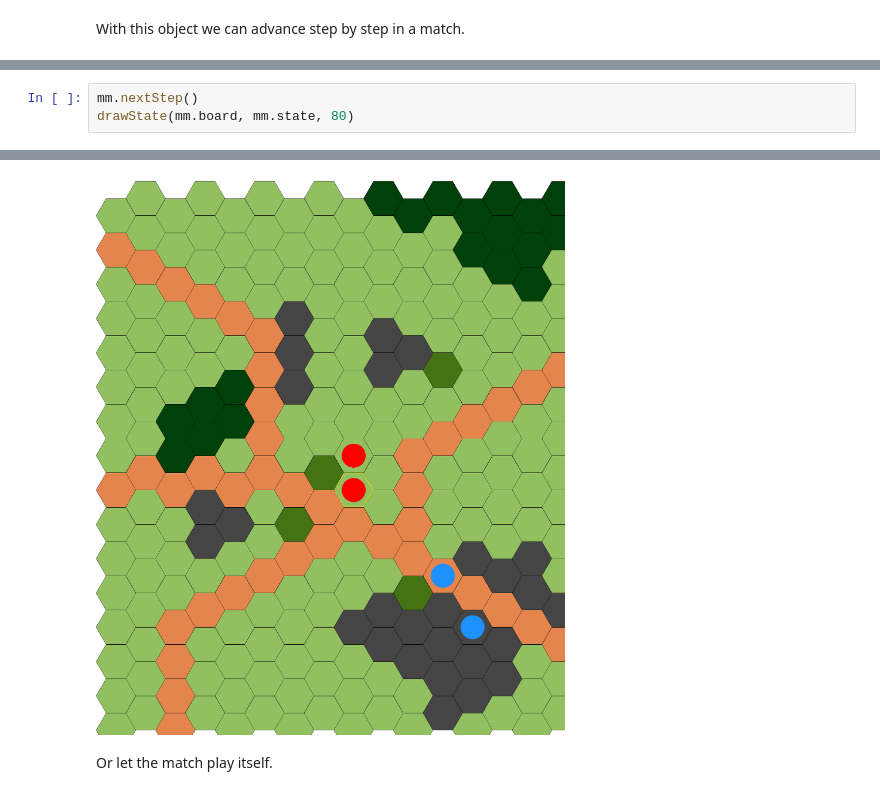
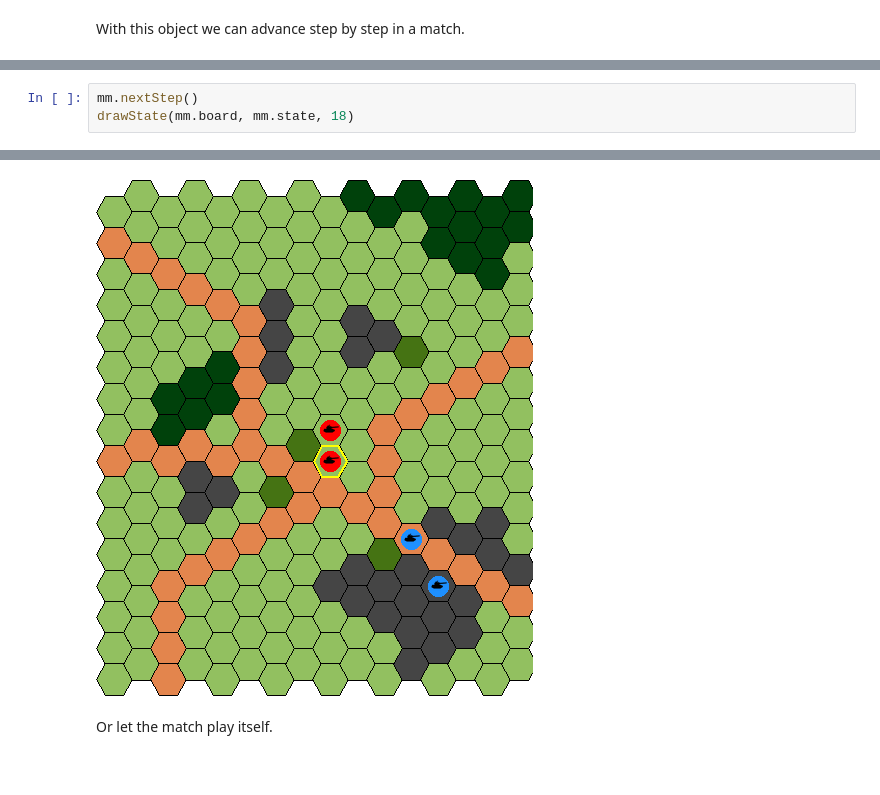
Before and after one commit to IDSIA/NewTechnoWar, a Jupyter notebook: code/tutorial.ipynb, the cells around one changed output, grey strips where cells are left out. Cells and saved outputs as stored; diff of their text form.

Commit message:
Updated image drawing with new decals for units.

```diff
--- a/code/tutorial.ipynb
+++ b/code/tutorial.ipynb
@@ -140,4 +145,4 @@ drawState(mm.board, mm.state)
 # %%
 mm.nextStep()
-drawState(mm.board, mm.state, 80)
+drawState(mm.board, mm.state, 18)
 # %% [output]
@@ -145,4 +150,4 @@ drawState(mm.board, mm.state, 80)
-[figure, old version]
+[figure, new version]
 # %% [markdown]
 Or let the match play itself.
 # %%
```
Also changed, not shown: parts of 10 cells of this notebook, 1 other file.
